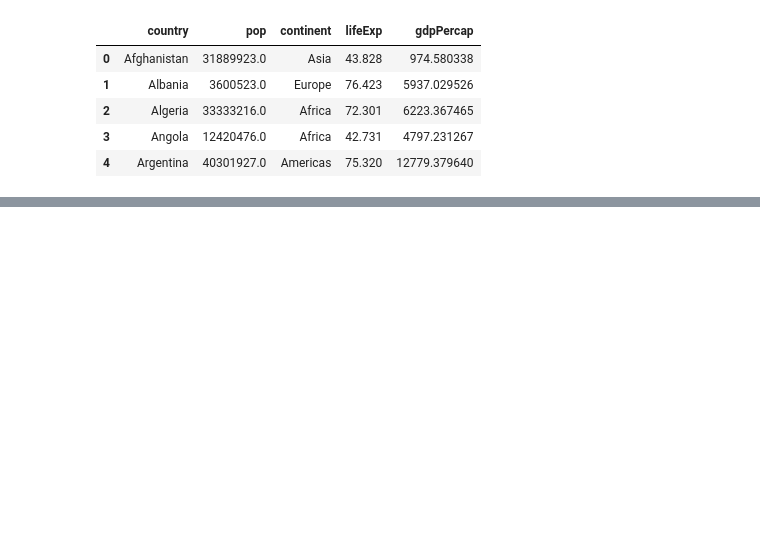
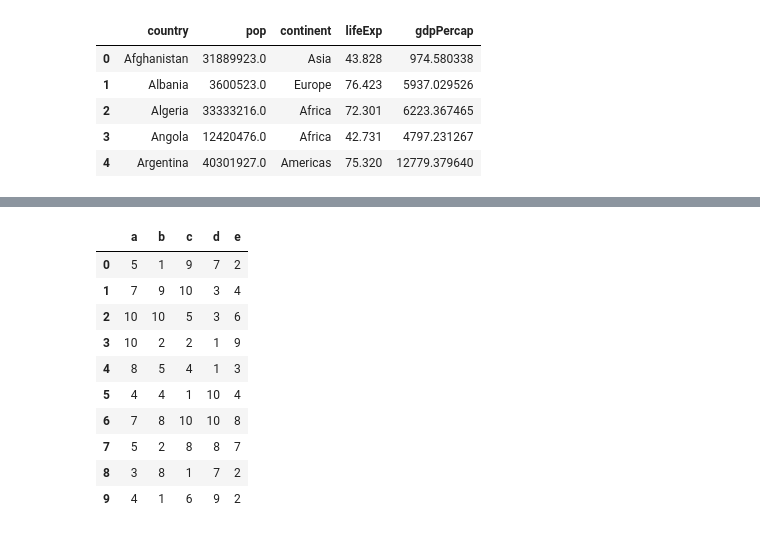
Before and after one commit to shivakumar-aitharaju/Python_Libraries, a Jupyter notebook: Plotly and Cufflinks/Plotly and Cufflinks.ipynb, the cells around one changed output, grey strips where cells are left out. Cells and saved outputs as stored; diff of their text form; code cells hidden in the pictures; blank space fills up the shorter version.

```diff
--- a/Plotly and Cufflinks/Plotly and Cufflinks.ipynb
+++ b/Plotly and Cufflinks/Plotly and Cufflinks.ipynb
@@ -144,0 +149,16 @@ df21
+# %%
+data = np.random.randint(1, 11, size=(10, 5))
+dfint = pd.DataFrame(data, columns=['a', 'b', 'c', 'd', 'e'])
+dfint
+# %% [output]
+|  | a | b | c | d | e |
+| 0 | 5 | 1 | 9 | 7 | 2 |
+| 1 | 7 | 9 | 10 | 3 | 4 |
+| 2 | 10 | 10 | 5 | 3 | 6 |
+| 3 | 10 | 2 | 2 | 1 | 9 |
+| 4 | 8 | 5 | 4 | 1 | 3 |
+| 5 | 4 | 4 | 1 | 10 | 4 |
+| 6 | 7 | 8 | 10 | 10 | 8 |
+| 7 | 5 | 2 | 8 | 8 | 7 |
+| 8 | 3 | 8 | 1 | 7 | 2 |
+| 9 | 4 | 1 | 6 | 9 | 2 |
```
Also changed, not shown: parts of 4 cells of this notebook, 9 other files.
